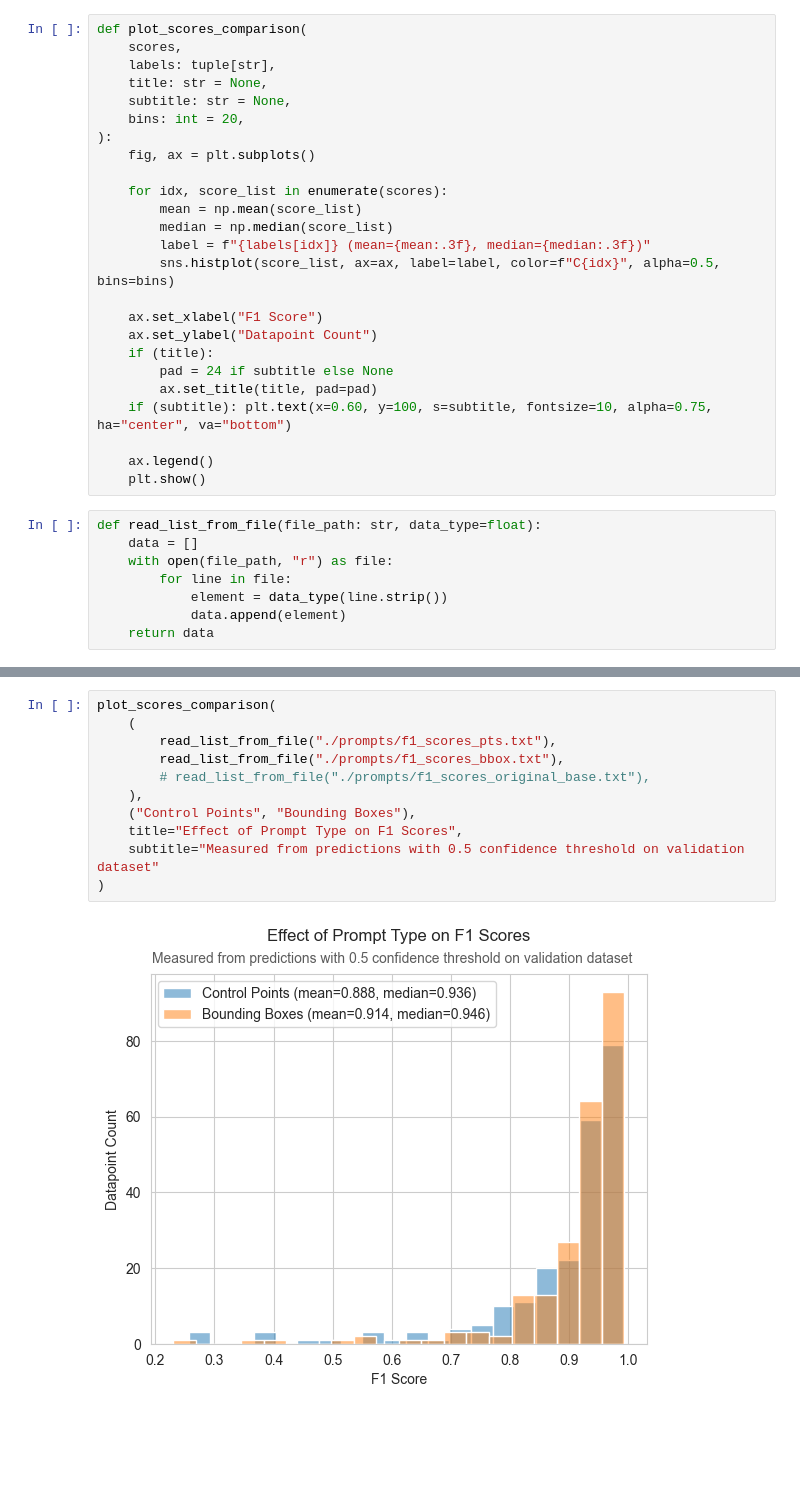
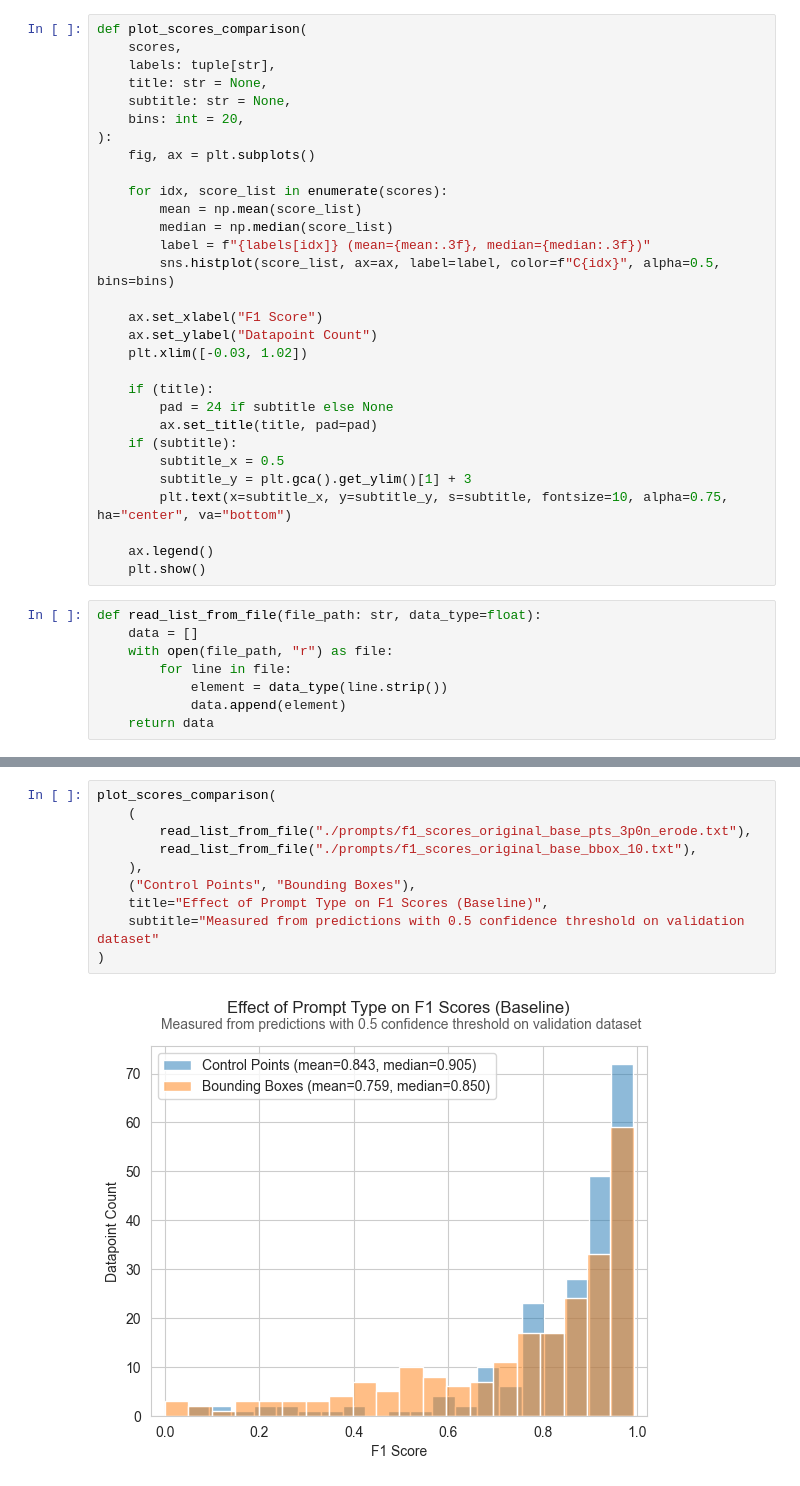
Before and after one commit to geo-smart/elwha_segmentation, a Jupyter notebook: book/experiments/plotting.ipynb, the cells around one changed output, grey strips where cells are left out. Saved outputs shown, nothing was run; the diff lists cells and outputs as text; blank space fills up the shorter version.

Commit message:
ran more experiments and plotting, better naming in masking notebook

```diff
--- a/book/experiments/plotting.ipynb
+++ b/book/experiments/plotting.ipynb
@@ -80,10 +80,15 @@ def plot_scores_comparison(
 
     ax.set_xlabel("F1 Score")
     ax.set_ylabel("Datapoint Count")
+    plt.xlim([-0.03, 1.02])
+
     if (title):
         pad = 24 if subtitle else None
         ax.set_title(title, pad=pad)
-    if (subtitle): plt.text(x=0.60, y=100, s=subtitle, fontsize=10, alpha=0.75, ha="center", va="bottom")
+    if (subtitle):
+        subtitle_x = 0.5
+        subtitle_y = plt.gca().get_ylim()[1] + 3
+        plt.text(x=subtitle_x, y=subtitle_y, s=subtitle, fontsize=10, alpha=0.75, ha="center", va="bottom")
 
     ax.legend()
     plt.show()
@@ -112,13 +119,12 @@ plot_model_comparison(
 # %%
 plot_scores_comparison(
     (
-        read_list_from_file("./prompts/f1_scores_pts.txt"),
-        read_list_from_file("./prompts/f1_scores_bbox.txt"),
-        # read_list_from_file("./prompts/f1_scores_original_base.txt"),
+        read_list_from_file("./prompts/f1_scores_original_base_pts_3p0n_erode.txt"),
+        read_list_from_file("./prompts/f1_scores_original_base_bbox_10.txt"),
     ),
     ("Control Points", "Bounding Boxes"),
-    title="Effect of Prompt Type on F1 Scores",
+    title="Effect of Prompt Type on F1 Scores (Baseline)",
     subtitle="Measured from predictions with 0.5 confidence threshold on validation dataset"
 )
 # %% [output]
-[figure, old version]
+[figure, new version]
```
Also changed, not shown: parts of 16 cells of this notebook, 10 other files.
